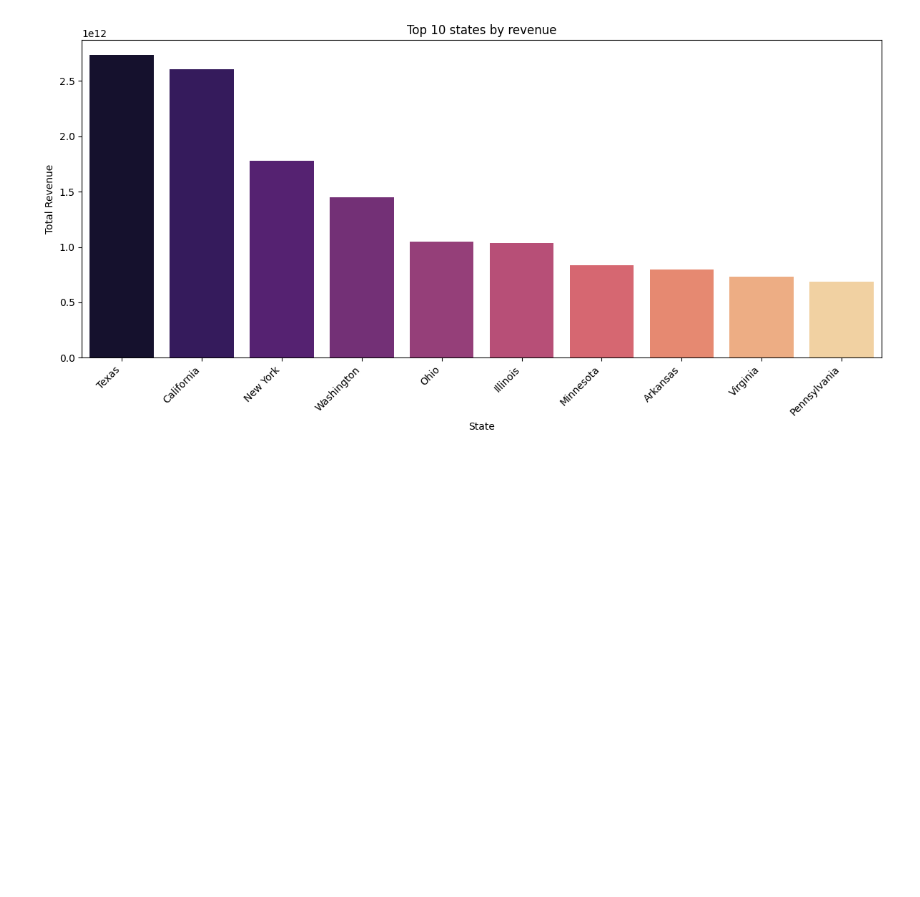
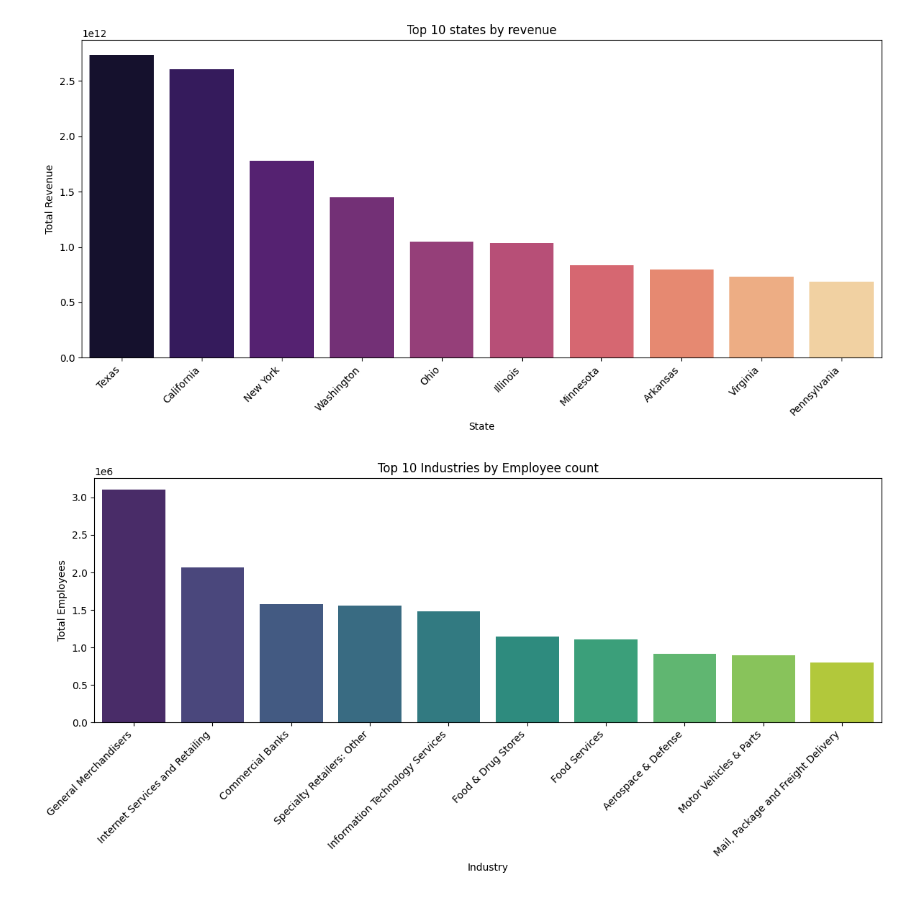
Before and after one commit to Rakesh73971/Fortune_500_Companies_EDA, a Jupyter notebook: main.ipynb, the cells around one changed output. Cells and saved outputs as stored; diff of their text form; code cells hidden in the pictures; blank space fills up the shorter version.

```diff
--- a/main.ipynb
+++ b/main.ipynb
@@ -514,3 +514,15 @@ plt.tight_layout()
 plt.show()
 # %% [output]
 [figure]
+# %%
+plt.figure(figsize=(12,6))
+sns.barplot(x=industry_summary.sort_values(by='Employees',ascending=False).head(10).index,y=industry_summary.sort_values(by='Employees',ascending=False)['Employees'].head(10),palette='viridis')
+
+plt.title('Top 10 Industries by Employee count')
+plt.xlabel('Industry')
+plt.ylabel('Total Employees')
+plt.xticks(rotation=45,ha='right')
+plt.tight_layout()
+plt.show()
+# %% [output]
+[figure, added]
```
Also changed, not shown: parts of 5 cells of this notebook.
